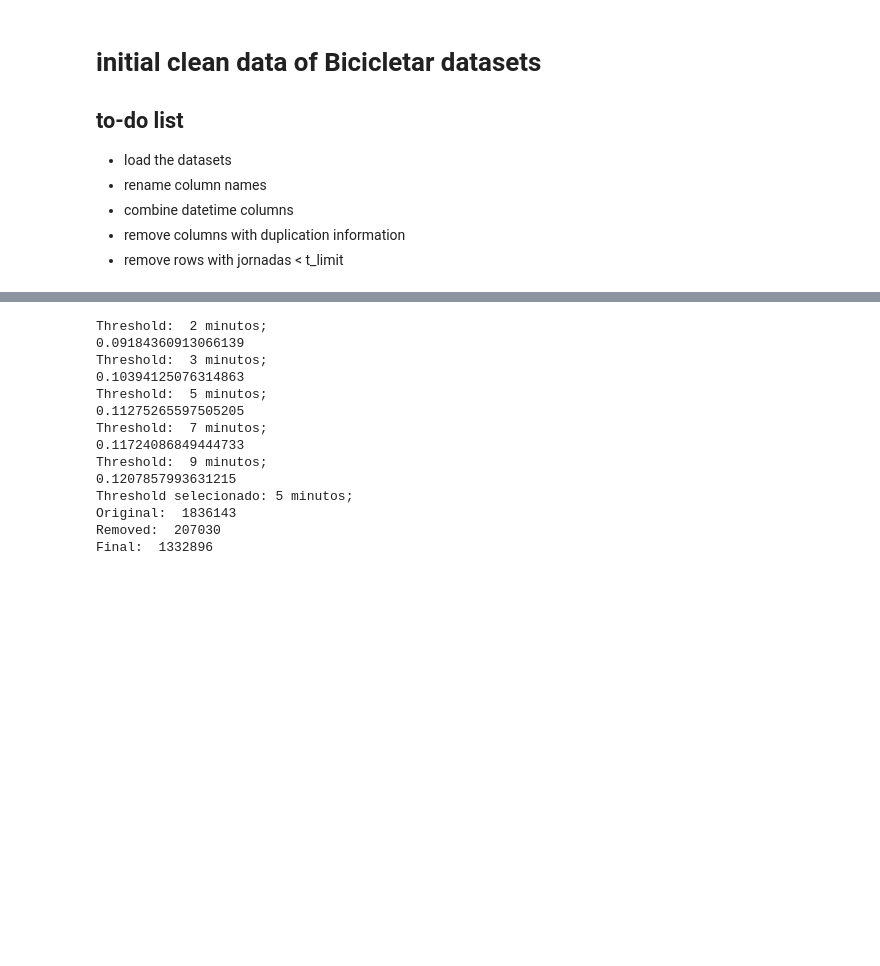
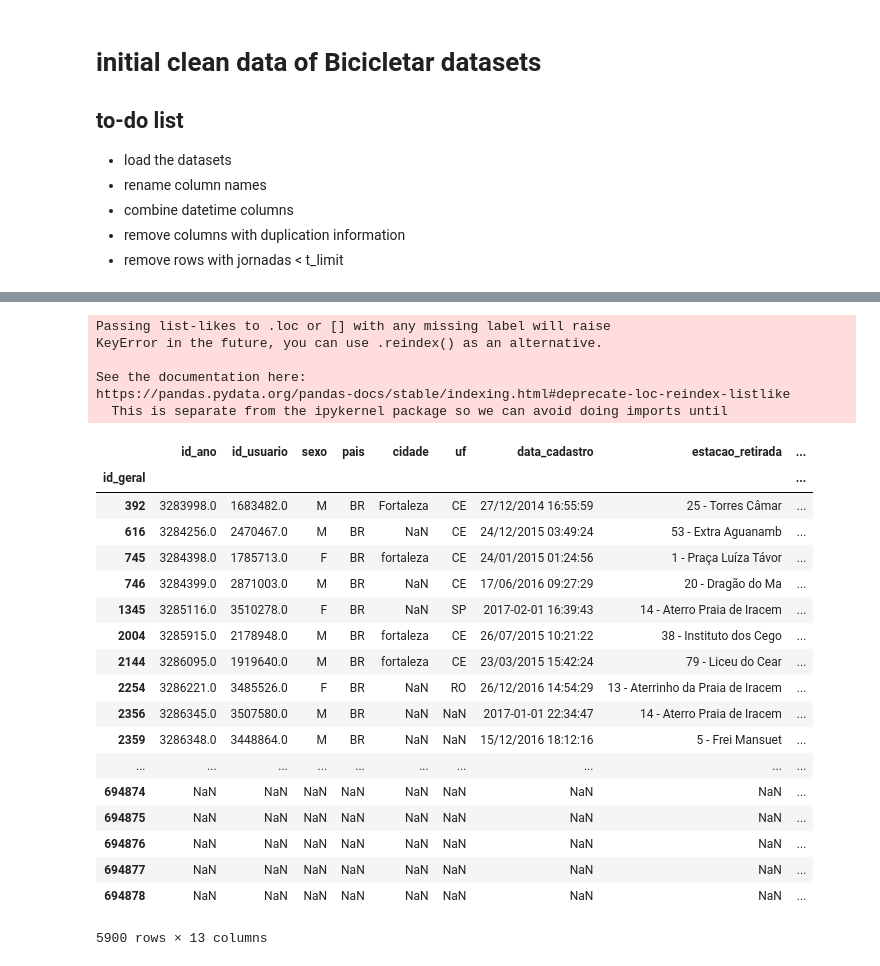
Before and after one commit to omadson/PhD, a Jupyter notebook: notebooks/initial_clean_bicicletar.ipynb, the cells around one changed output, grey strips where cells are left out. Drawn from its saved outputs; the diff is of its cells as text; code cells hidden in the pictures; blank space fills up the shorter version.

```diff
--- a/notebooks/initial_clean_bicicletar.ipynb
+++ b/notebooks/initial_clean_bicicletar.ipynb
@@ -125,11 +129,16 @@ clear_data(2017)
 ## file 'clean_data_2017.csv' created.
 # %%
 datapath = '../data/bicicletar/clean_data_'
-data2015 = pd.read_csv(datapath+'2015.csv')
-data2016 = pd.read_csv(datapath+'2016.csv')
+# data2015 = pd.read_csv(datapath+'2015.csv')
+# data2016 = pd.read_csv(datapath+'2016.csv')
 data2017 = pd.read_csv(datapath+'2017.csv')
 
-print('2015 ',data2015.shape)
-print('2016 ',data2016.shape)
+# all_data = pd.concat([data2015,data2016,data2017])
+all_data = data2017
+# all_data.index.names = ['id_geral']
+
+
+# print('2015 ',data2015.shape)
+# print('2016 ',data2016.shape)
 print('2017 ',data2017.shape)
 # %% [output]
@@ -138,0 +224,2 @@ print('2017 ',data2017.shape)
+# %%
+all_data = remove_rides(all_data,False)
@@ -139,6 +234,6 @@ print('2017 ',data2017.shape)
 # %%
-all_data = pd.concat([data2015,data2016,data2017])
 uniques = all_data.id_usuario.unique()
 print('Total de usuários únicos: ',len(uniques))
 print('Distribuição por sexo: ')
-all_data.groupby(by='sexo', as_index=True).agg({'id_usuario': pd.Series.nunique})
+perSex = all_data.groupby(by='sexo', as_index=True).agg({'id_usuario': pd.Series.nunique})
+perSex.plot.bar()
@@ -247,17 +244,32 @@ def remove_rides(data):
-# %%
-remove_rides(all_data)
-# %% [output]
-Threshold:  2 minutos;
-0.09184360913066139
-Threshold:  3 minutos;
-0.10394125076314863
-Threshold:  5 minutos;
-0.11275265597505205
-Threshold:  7 minutos;
-0.11724086849444733
-Threshold:  9 minutos;
-0.1207857993631215
-Threshold selecionado: 5 minutos;
-Original:  1836143
-Removed:  207030
-Final:  1332896
+# %%
+data_, diff = dataInfo(all_data)
+# %%
+idxBugs = data_.assign(diff=diff[diff<timedelta(minutes=0)]).sort_values(by='id_geral').index
+# print(idxBugs.shape)
+all_data.loc[idxBugs]
+# %% [output]
+Passing list-likes to .loc or [] with any missing label will raise
+KeyError in the future, you can use .reindex() as an alternative.
+
+See the documentation here:
+https://pandas.pydata.org/pandas-docs/stable/indexing.html#deprecate-loc-reindex-listlike
+  This is separate from the ipykernel package so we can avoid doing imports until
+|  | id_ano | id_usuario | sexo | pais | cidade | uf | data_cadastro | estacao_retirada | ... |
+| id_geral |  |  |  |  |  |  |  |  | ... |
+| 392 | 3283998.0 | 1683482.0 | M | BR | Fortaleza | CE | 27/12/2014 16:55:59 | 25 - Torres Câmar | ... |
+| 616 | 3284256.0 | 2470467.0 | M | BR | NaN | CE | 24/12/2015 03:49:24 | 53 - Extra Aguanamb | ... |
+| 745 | 3284398.0 | 1785713.0 | F | BR | fortaleza | CE | 24/01/2015 01:24:56 | 1 - Praça Luíza Távor | ... |
+| 746 | 3284399.0 | 2871003.0 | M | BR | NaN | CE | 17/06/2016 09:27:29 | 20 - Dragão do Ma | ... |
+| 1345 | 3285116.0 | 3510278.0 | F | BR | NaN | SP | 2017-02-01 16:39:43 | 14 - Aterro Praia de Iracem | ... |
+| 2004 | 3285915.0 | 2178948.0 | M | BR | fortaleza | CE | 26/07/2015 10:21:22 | 38 - Instituto dos Cego | ... |
+| 2144 | 3286095.0 | 1919640.0 | M | BR | fortaleza | CE | 23/03/2015 15:42:24 | 79 - Liceu do Cear | ... |
+| 2254 | 3286221.0 | 3485526.0 | F | BR | NaN | RO | 26/12/2016 14:54:29 | 13 - Aterrinho da Praia de Iracem | ... |
+| 2356 | 3286345.0 | 3507580.0 | M | BR | NaN | NaN | 2017-01-01 22:34:47 | 14 - Aterro Praia de Iracem | ... |
+| 2359 | 3286348.0 | 3448864.0 | M | BR | NaN | NaN | 15/12/2016 18:12:16 | 5 - Frei Mansuet | ... |
+| ... | ... | ... | ... | ... | ... | ... | ... | ... | ... |
+| 694874 | NaN | NaN | NaN | NaN | NaN | NaN | NaN | NaN | ... |
+| 694875 | NaN | NaN | NaN | NaN | NaN | NaN | NaN | NaN | ... |
+| 694876 | NaN | NaN | NaN | NaN | NaN | NaN | NaN | NaN | ... |
+| 694877 | NaN | NaN | NaN | NaN | NaN | NaN | NaN | NaN | ... |
+| 694878 | NaN | NaN | NaN | NaN | NaN | NaN | NaN | NaN | ... |
+5900 rows × 13 columns
```
Also changed, not shown: parts of 14 cells of this notebook.
